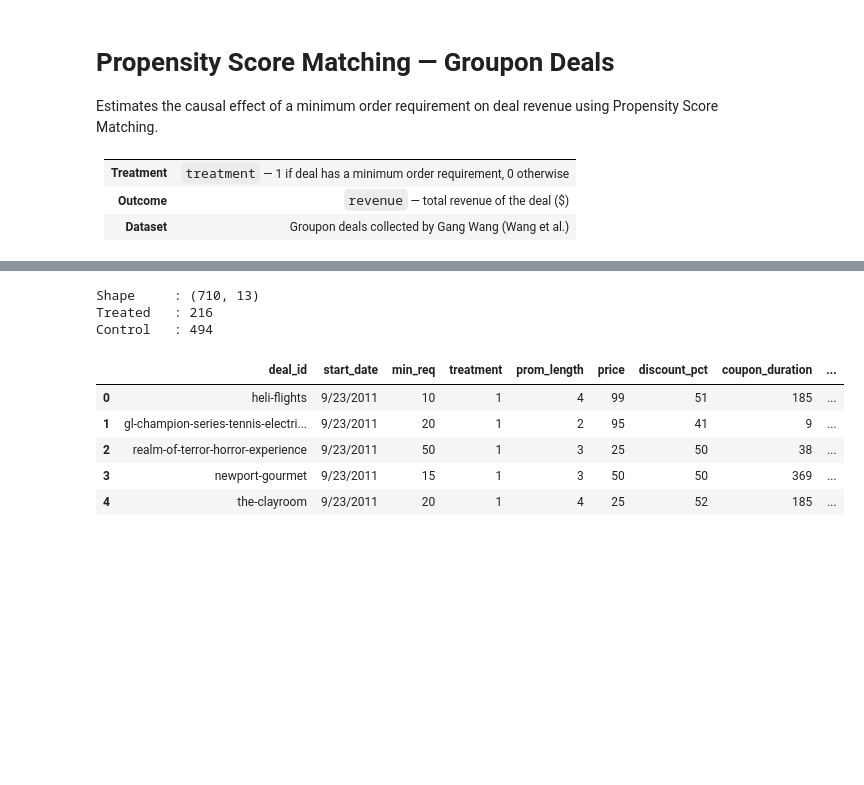
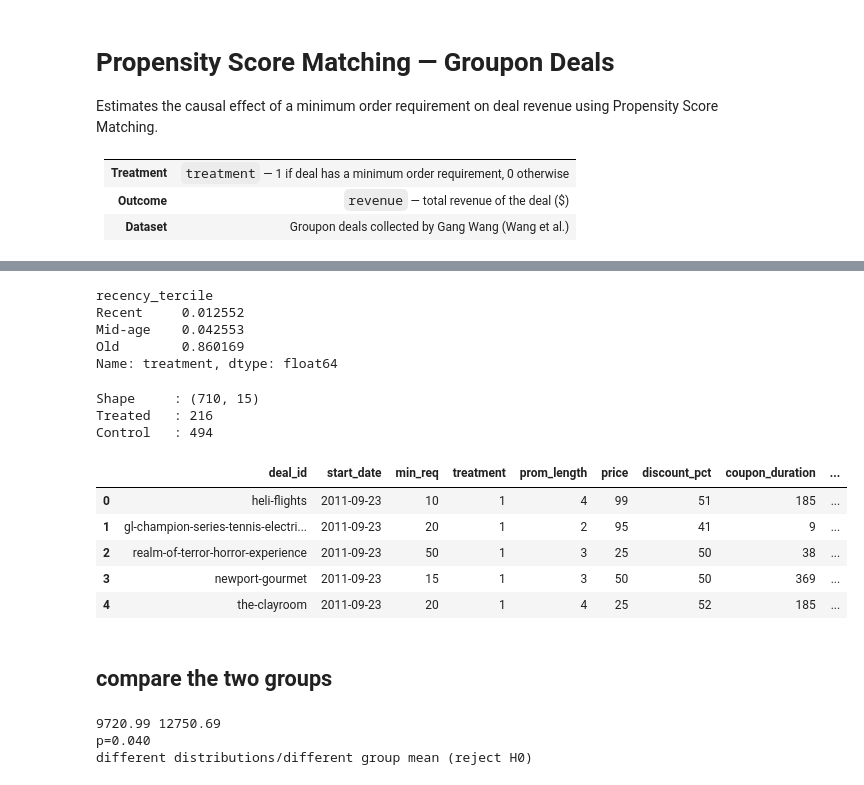
Before and after one commit to stringer-data/causal-inference-training, a Jupyter notebook: projects/02_matching/groupon_deal_revenue/notebooks/01_ingest.ipynb, the cells around one changed output, grey strips where cells are left out. Drawn from its saved outputs; the diff is of its cells as text; code cells hidden in the pictures; blank space fills up the shorter version.

```diff
--- a/projects/02_matching/groupon_deal_revenue/notebooks/01_ingest.ipynb
+++ b/projects/02_matching/groupon_deal_revenue/notebooks/01_ingest.ipynb
@@ -21,0 +26,4 @@ plt.rcParams["figure.dpi"] = 120
+# %%
+# clean data
+df['start_date'] = pd.to_datetime(df['start_date'])
+df['start_date'].describe()
@@ -22,22 +39,33 @@ plt.rcParams["figure.dpi"] = 120
+# %%
+last_date = df.start_date.max()
+df['recency'] = (last_date - df['start_date']).dt.days
+# %%
+df['recency_tercile'] = pd.qcut(df['recency'], q=3, labels=['Recent', 'Mid-age', 'Old'])
+df.groupby('recency_tercile')['treatment'].mean()
+# %% [output]
+recency_tercile
+Recent     0.012552
+Mid-age    0.042553
+Old        0.860169
+Name: treatment, dtype: float64
 # %%
-df = pd.read_csv(Path("../data/raw/groupon.csv"))
-
 TREATMENT  = "treatment"
 OUTCOME    = "revenue"
-COVARIATES = ["prom_length", "price", "discount_pct", "coupon_duration",
-              "featured", "limited_supply", "fb_likes"]
+COVARIATES = ["prom_length", "price", "discount_pct", "coupon_duration", "featured", "limited_supply", "fb_likes"]
 
 print(f"Shape     : {df.shape}")
 print(f"Treated   : {df[TREATMENT].sum():.0f}")
 print(f"Control   : {(1 - df[TREATMENT]).sum():.0f}")
 df.head()
 # %% [output]
-Shape     : (710, 13)
+Shape     : (710, 15)
 Treated   : 216
 Control   : 494
 |  | deal_id | start_date | min_req | treatment | prom_length | price | discount_pct | coupon_duration | ... |
-| 0 | heli-flights | 9/23/2011 | 10 | 1 | 4 | 99 | 51 | 185 | ... |
-| 1 | gl-champion-series-tennis-electri... | 9/23/2011 | 20 | 1 | 2 | 95 | 41 | 9 | ... |
-| 2 | realm-of-terror-horror-experience | 9/23/2011 | 50 | 1 | 3 | 25 | 50 | 38 | ... |
-| 3 | newport-gourmet | 9/23/2011 | 15 | 1 | 3 | 50 | 50 | 369 | ... |
-| 4 | the-clayroom | 9/23/2011 | 20 | 1 | 4 | 25 | 52 | 185 | ... |
+| 0 | heli-flights | 2011-09-23 | 10 | 1 | 4 | 99 | 51 | 185 | ... |
+| 1 | gl-champion-series-tennis-electri... | 2011-09-23 | 20 | 1 | 2 | 95 | 41 | 9 | ... |
+| 2 | realm-of-terror-horror-experience | 2011-09-23 | 50 | 1 | 3 | 25 | 50 | 38 | ... |
+| 3 | newport-gourmet | 2011-09-23 | 15 | 1 | 3 | 50 | 50 | 369 | ... |
+| 4 | the-clayroom | 2011-09-23 | 20 | 1 | 4 | 25 | 52 | 185 | ... |
+# %% [markdown]
+## compare the two groups
@@ -43,0 +76,20 @@ Control   : 494
+# %%
+# student's t-test for revenue (dependent variable)
+from scipy.stats import ttest_ind
+
+print(round(df_control['revenue'].mean(), 2), round(df_treatment['revenue'].mean(), 2))
+
+# compare samples
+_, p = ttest_ind(df_control['revenue'], df_treatment['revenue'])
+print(f'p={p:.3f}')
+
+# interpret
+alpha = 0.05  # significance level
+if p > alpha:
+    print('same distributions/same group mean (fail to reject H0 - we do not have enough evidence to reject H0)')
+else:
+    print('different distributions/different group mean (reject H0)')
+# %% [output]
+9720.99 12750.69
+p=0.040
+different distributions/different group mean (reject H0)
```
Also changed, not shown: parts of 28 cells of this notebook, 1 other file.
